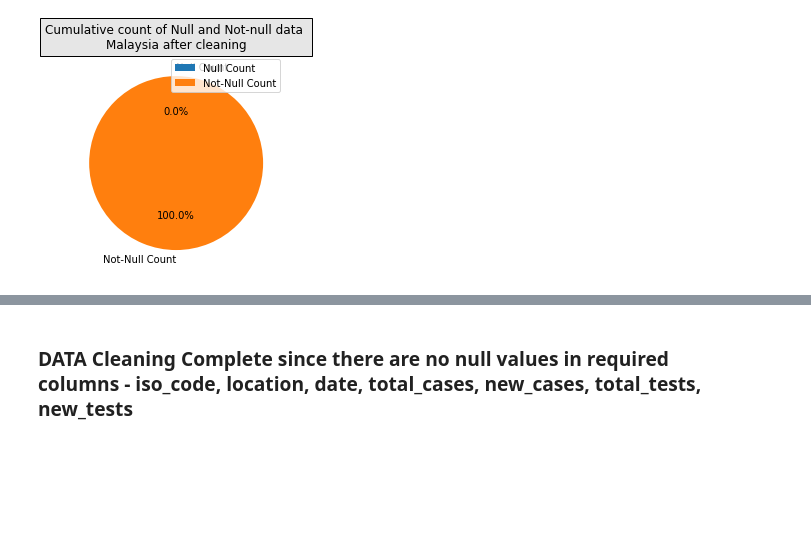
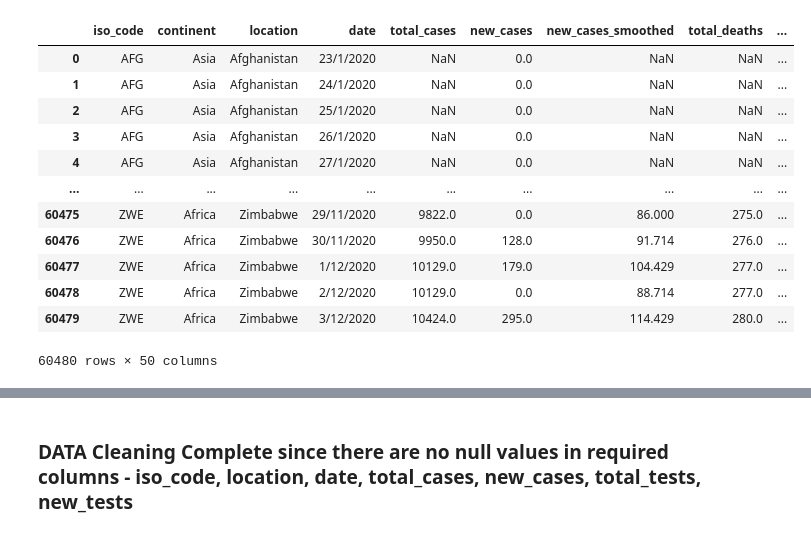
Before and after one commit to Sai2000-20/Covid_Cases_TestKits_TimeSeriesPrediction-SARIMA, a Jupyter notebook: Python-Code-SARIMA/NewCases-TestKits-Prediction-SARIMA.ipynb, the cells around one changed output, grey strips where cells are left out. Cells and saved outputs as stored; diff of their text form; code cells hidden in the pictures; blank space fills up the shorter version.

```diff
--- a/Python-Code-SARIMA/NewCases-TestKits-Prediction-SARIMA.ipynb
+++ b/Python-Code-SARIMA/NewCases-TestKits-Prediction-SARIMA.ipynb
@@ -366,21 +0,0 @@ Dataset has no null values
-# %%
-#Check if dataset has null values for any of required columns
-
-if df.isnull().sum().sum()==0:
-    print('Dataset has no null values')
-else:
-    print('Dataset have {} null values . Kindly handle it'.format(df.isnull().sum().sum()))
-
-#Graphical representation of checking 'if dataset has`  null, and missing value
-counts=[df.isnull().sum().sum(),df.notnull().sum().sum()]
-labels=['Null Count','Not-Null Count']
-#colors = ['yellowgreen', 'gold', 'lightskyblue', 'lightcoral']
-#patches, texts = plt.pie(counts, colors=colors, startangle=90)
-patches, texts, junk  = plt.pie(counts, autopct='%1.1f%%',labels=labels,startangle=90)
-plt.legend(patches, labels, loc="upper right")
-#There are a few null values whihc need to be cleaned up.
-plt.title("Cumulative count of Null and Not-null data \n" + "Malaysia after cleaning", bbox={'facecolor':'0.9', 'pad':5})
-plt.show()
-#No Null records present
-# %% [output]
-[figure, removed]
@@ -391,0 +1,23 @@ df['date'] = pd.to_datetime(df['date'],format="%d/%m/%Y")
+# %%
+import pandas as pd
+import numpy as np
+import warnings
+warnings.filterwarnings("ignore")
+
+
+df = pd.read_csv('C:\\Users\\Saira\\Desktop\ML\\Individual_Assignment-Project\\owid-covid-data2.csv')
+df
+# %% [output]
+|  | iso_code | continent | location | date | total_cases | new_cases | new_cases_smoothed | total_deaths | ... |
+| 0 | AFG | Asia | Afghanistan | 23/1/2020 | NaN | 0.0 | NaN | NaN | ... |
+| 1 | AFG | Asia | Afghanistan | 24/1/2020 | NaN | 0.0 | NaN | NaN | ... |
+| 2 | AFG | Asia | Afghanistan | 25/1/2020 | NaN | 0.0 | NaN | NaN | ... |
+| 3 | AFG | Asia | Afghanistan | 26/1/2020 | NaN | 0.0 | NaN | NaN | ... |
+| 4 | AFG | Asia | Afghanistan | 27/1/2020 | NaN | 0.0 | NaN | NaN | ... |
+| ... | ... | ... | ... | ... | ... | ... | ... | ... | ... |
+| 60475 | ZWE | Africa | Zimbabwe | 29/11/2020 | 9822.0 | 0.0 | 86.000 | 275.0 | ... |
+| 60476 | ZWE | Africa | Zimbabwe | 30/11/2020 | 9950.0 | 128.0 | 91.714 | 276.0 | ... |
+| 60477 | ZWE | Africa | Zimbabwe | 1/12/2020 | 10129.0 | 179.0 | 104.429 | 277.0 | ... |
+| 60478 | ZWE | Africa | Zimbabwe | 2/12/2020 | 10129.0 | 0.0 | 88.714 | 277.0 | ... |
+| 60479 | ZWE | Africa | Zimbabwe | 3/12/2020 | 10424.0 | 295.0 | 114.429 | 280.0 | ... |
+60480 rows × 50 columns
```
Also changed, not shown: parts of 78 cells of this notebook.
